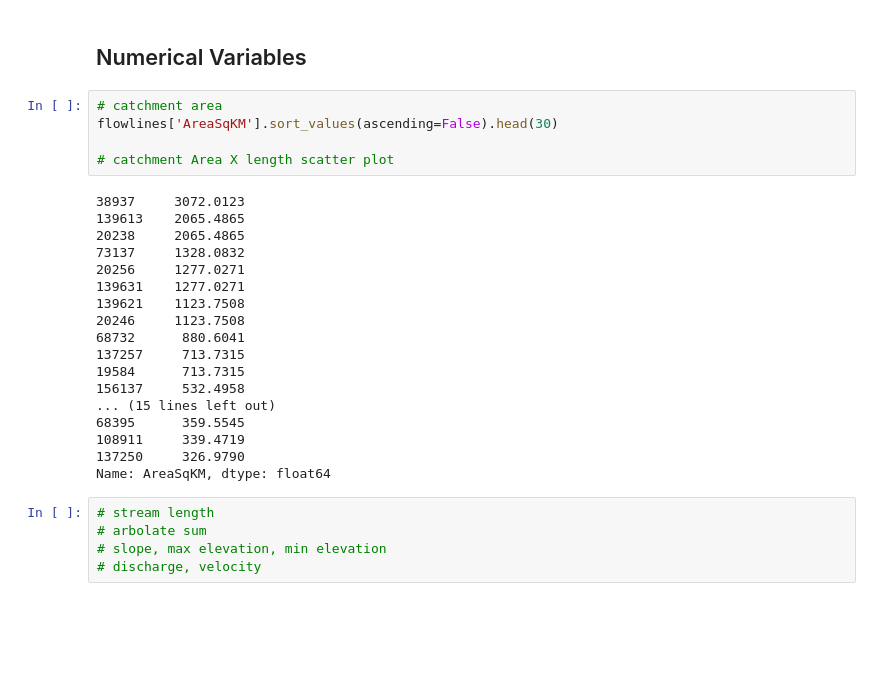
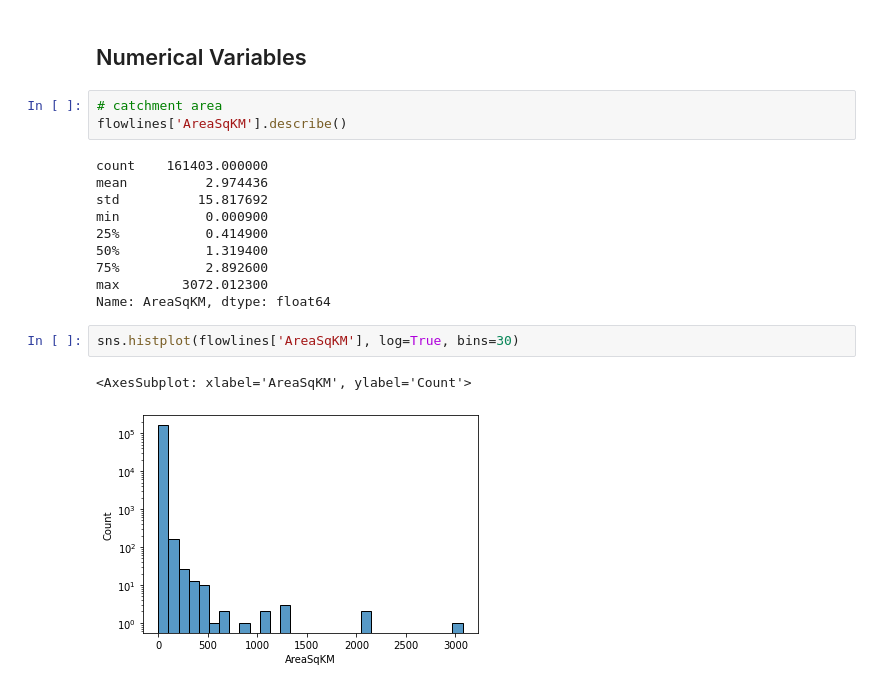
Before and after one commit to avkoehl/valleys, a Jupyter notebook: eda/global_eda.ipynb, the cells around one changed output. Saved outputs shown, nothing was run; the diff lists cells and outputs as text; blank space fills up the shorter version.

```diff
--- a/eda/global_eda.ipynb
+++ b/eda/global_eda.ipynb
@@ -113,29 +115,19 @@ for i,col in enumerate(flowlines[cat]):
 ## Numerical Variables
 # %%
 # catchment area
-flowlines['AreaSqKM'].sort_values(ascending=False).head(30)
-
-# catchment Area X length scatter plot
+flowlines['AreaSqKM'].describe()
 # %% [output]
-38937     3072.0123
-139613    2065.4865
-20238     2065.4865
-73137     1328.0832
-20256     1277.0271
-139631    1277.0271
-139621    1123.7508
-20246     1123.7508
-68732      880.6041
-137257     713.7315
-19584      713.7315
-156137     532.4958
-... (15 lines left out)
-68395      359.5545
-108911     339.4719
-137250     326.9790
+count    161403.000000
+mean          2.974436
+std          15.817692
+min           0.000900
+25%           0.414900
+50%           1.319400
+75%           2.892600
+max        3072.012300
 Name: AreaSqKM, dtype: float64
-# %%
-# stream length
-# arbolate sum
-# slope, max elevation, min elevation
-# discharge, velocity
+# %%
+sns.histplot(flowlines['AreaSqKM'], log=True, bins=30)
+# %% [output]
+<AxesSubplot: xlabel='AreaSqKM', ylabel='Count'>
+[figure, added]
```
Also changed, not shown: parts of 18 cells of this notebook, 1 other file.
